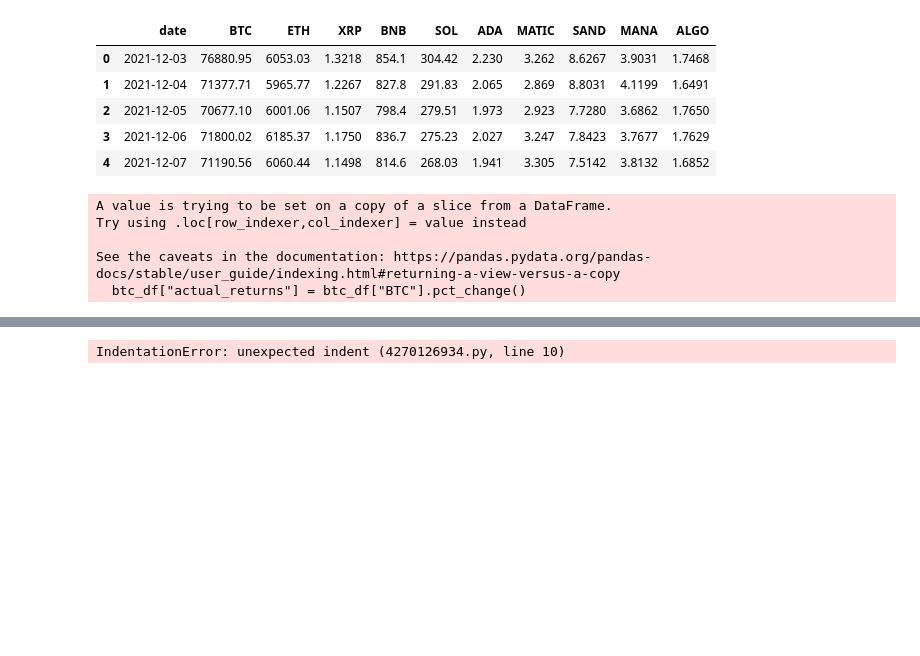
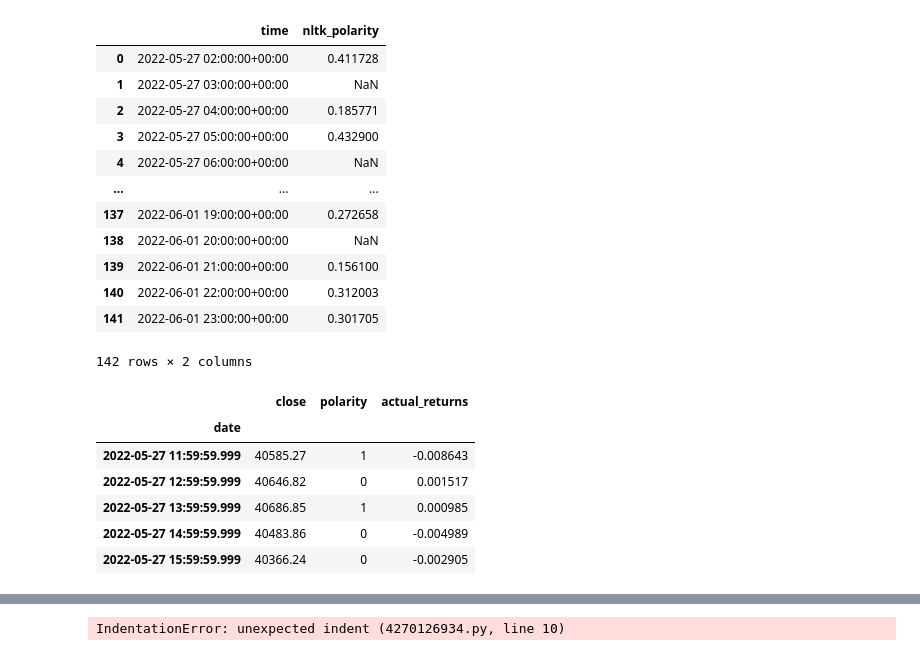
Before and after one commit to SamRoberts995/Project2_ML, a Jupyter notebook: Coding/Crypto_Algo.ipynb, the cells around one changed output, grey strips where cells are left out. Drawn from its saved outputs; the diff is of its cells as text; code cells hidden in the pictures; blank space fills up the shorter version.

```diff
--- a/Coding/Crypto_Algo.ipynb
+++ b/Coding/Crypto_Algo.ipynb
@@ -7,12 +7,28 @@ import hvplot.pandas
 # %%
 # Read in Crypto Data
 File = Path('../Dataset/crypto_df.csv')
 crypto_df = pd.read_csv(File)
-crypto_df.head()
+
+
+file2 = Path('../Dataset/btc_df.csv')
+btc_df = pd.read_csv(file2)
+
+
+
+file3 = Path('../datasets/btc_dataset_hourly.csv')
+btc_tw_df = pd.read_csv(file3)
+btc_tw_df
 # %% [output]
-|  | date | BTC | ETH | XRP | BNB | SOL | ADA | MATIC | SAND | MANA | ALGO |
-| 0 | 2021-12-03 | 76880.95 | 6053.03 | 1.3218 | 854.1 | 304.42 | 2.230 | 3.262 | 8.6267 | 3.9031 | 1.7468 |
-| 1 | 2021-12-04 | 71377.71 | 5965.77 | 1.2267 | 827.8 | 291.83 | 2.065 | 2.869 | 8.8031 | 4.1199 | 1.6491 |
-| 2 | 2021-12-05 | 70677.10 | 6001.06 | 1.1507 | 798.4 | 279.51 | 1.973 | 2.923 | 7.7280 | 3.6862 | 1.7650 |
-| 3 | 2021-12-06 | 71800.02 | 6185.37 | 1.1750 | 836.7 | 275.23 | 2.027 | 3.247 | 7.8423 | 3.7677 | 1.7629 |
-| 4 | 2021-12-07 | 71190.56 | 6060.44 | 1.1498 | 814.6 | 268.03 | 1.941 | 3.305 | 7.5142 | 3.8132 | 1.6852 |
+|  | time | nltk_polarity |
+| 0 | 2022-05-27 02:00:00+00:00 | 0.411728 |
+| 1 | 2022-05-27 03:00:00+00:00 | NaN |
+| 2 | 2022-05-27 04:00:00+00:00 | 0.185771 |
+| 3 | 2022-05-27 05:00:00+00:00 | 0.432900 |
+| 4 | 2022-05-27 06:00:00+00:00 | NaN |
+| ... | ... | ... |
+| 137 | 2022-06-01 19:00:00+00:00 | 0.272658 |
+| 138 | 2022-06-01 20:00:00+00:00 | NaN |
+| 139 | 2022-06-01 21:00:00+00:00 | 0.156100 |
+| 140 | 2022-06-01 22:00:00+00:00 | 0.312003 |
+| 141 | 2022-06-01 23:00:00+00:00 | 0.301705 |
+142 rows × 2 columns
@@ -19,16 +40,19 @@ crypto_df.head()
 # %%
 # Create new DF
-btc_df = crypto_df[['date', 'BTC']]
+btc_df = btc_df.drop(columns=['open', 'low'])
 
 # Calculate the hourly returns using the closing prices and the pct_change function
-btc_df["actual_returns"] = btc_df["BTC"].pct_change()
+btc_df["actual_returns"] = btc_df["close"].pct_change()
 btc_df = btc_df.dropna()
+btc_df.head()
 # %% [output]
-A value is trying to be set on a copy of a slice from a DataFrame.
-Try using .loc[row_indexer,col_indexer] = value instead
-
-See the caveats in the documentation: https://pandas.pydata.org/pandas-docs/stable/user_guide/indexing.html#returning-a-view-versus-a-copy
-  btc_df["actual_returns"] = btc_df["BTC"].pct_change()
+|  | close | polarity | actual_returns |
+| date |  |  |  |
+| 2022-05-27 11:59:59.999 | 40585.27 | 1 | -0.008643 |
+| 2022-05-27 12:59:59.999 | 40646.82 | 0 | 0.001517 |
+| 2022-05-27 13:59:59.999 | 40686.85 | 1 | 0.000985 |
+| 2022-05-27 14:59:59.999 | 40483.86 | 0 | -0.004989 |
+| 2022-05-27 15:59:59.999 | 40366.24 | 0 | -0.002905 |
 # %%
 # Define a window size of 50 & 100
 short_window = 50
```
Also changed, not shown: parts of 15 cells of this notebook, 1 other file.
